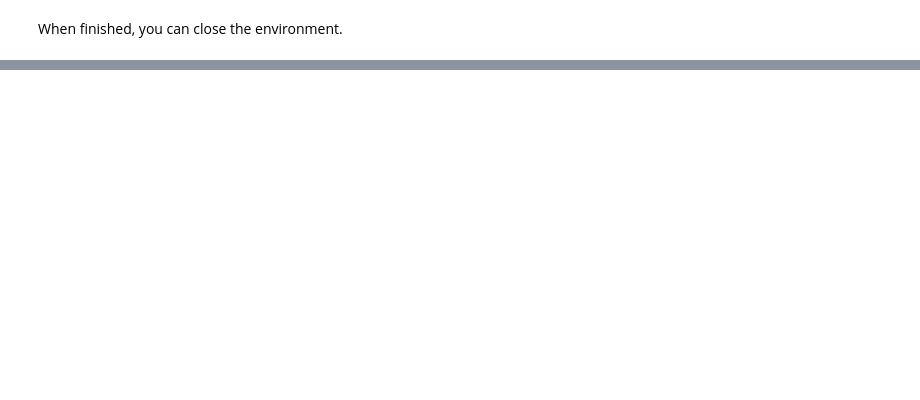
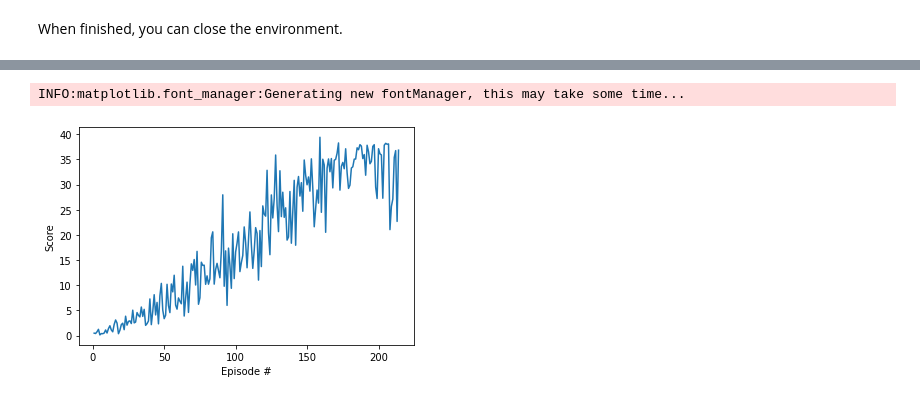
Before and after one commit to semberecki/udacity_rl_p2, a Jupyter notebook: Reacher-Solution-ddpg.ipynb, the cells around one changed output, grey strips where cells are left out. Cells and saved outputs as stored; diff of their text form; code cells hidden in the pictures; blank space fills up the shorter version.

```diff
--- a/Reacher-Solution-ddpg.ipynb
+++ b/Reacher-Solution-ddpg.ipynb
@@ -269,0 +172,4 @@ env.close()
+# %%
+from unityagents import UnityEnvironment
+import numpy as np
+env = UnityEnvironment(file_name='./Reacher_Linux/Reacher.x86_64')
@@ -269,0 +194,21 @@ env.close()
+# %%
+# get the default brain
+brain_name = env.brain_names[0]
+brain = env.brains[brain_name]
+# %%
+# reset the environment
+env_info = env.reset(train_mode=True)[brain_name]
+
+# number of agents
+num_agents = len(env_info.agents)
+print('Number of agents:', num_agents)
+
+# size of each action
+action_size = brain.vector_action_space_size
+print('Size of each action:', action_size)
+
+# examine the state space
+states = env_info.vector_observations
+state_size = states.shape[1]
+print('There are {} agents. Each observes a state with length: {}'.format(states.shape[0], state_size))
+print('The state for the first agent looks like:', states[0])
@@ -269,0 +228,5 @@ env.close()
+# %%
+from ddpg_agent import Agent
+from ddpg_loop import ddpg
+agent = Agent(state_size=state_size, action_size=action_size, random_seed=0)
+scores = ddpg(env, agent, n_episodes=1000, checkpoints_dir="checkpoints/ddpg",  display_frequency=10)
@@ -269,0 +251,11 @@ env.close()
+# %%
+import matplotlib.pyplot as plt
+fig = plt.figure()
+ax = fig.add_subplot(111)
+plt.plot(np.arange(1, len(scores)+1), scores)
+plt.ylabel('Score')
+plt.xlabel('Episode #')
+plt.show()
+# %% [output]
+INFO:matplotlib.font_manager:Generating new fontManager, this may take some time...
+[figure, added]
```
Also changed, not shown: parts of 15 cells of this notebook, 28 other files.
